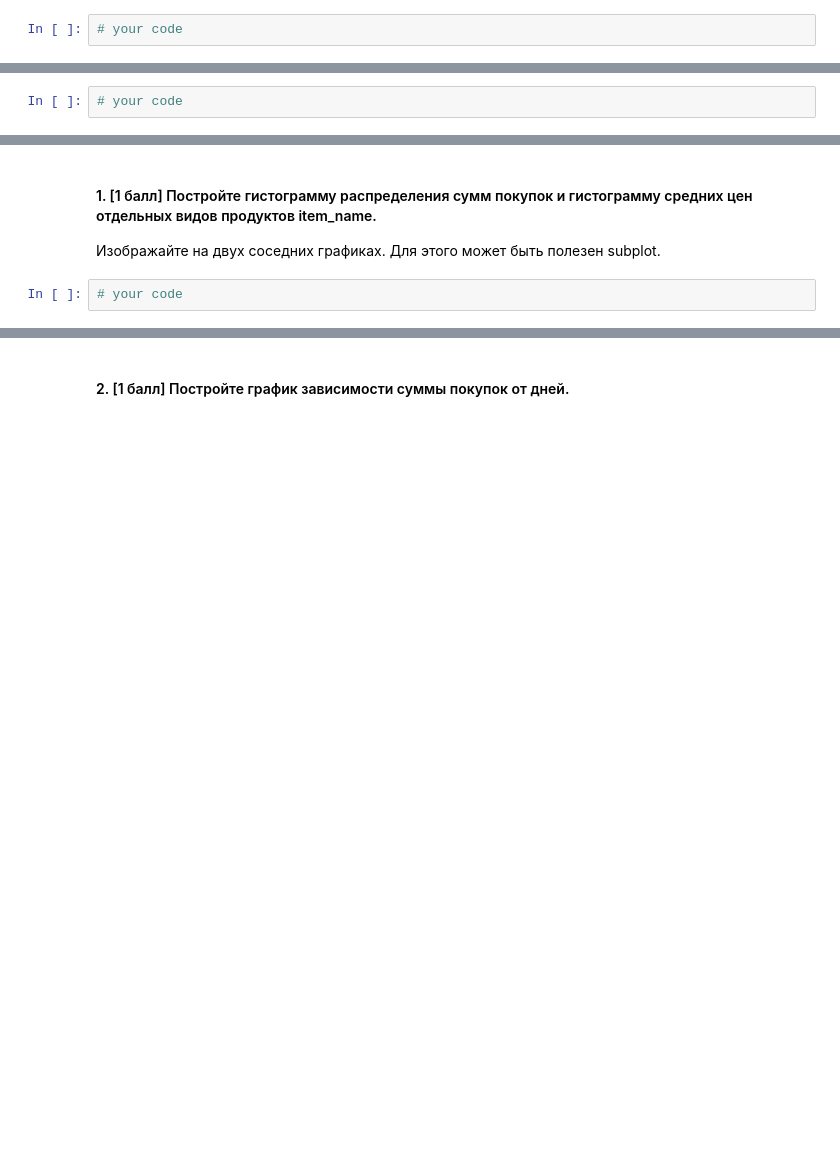
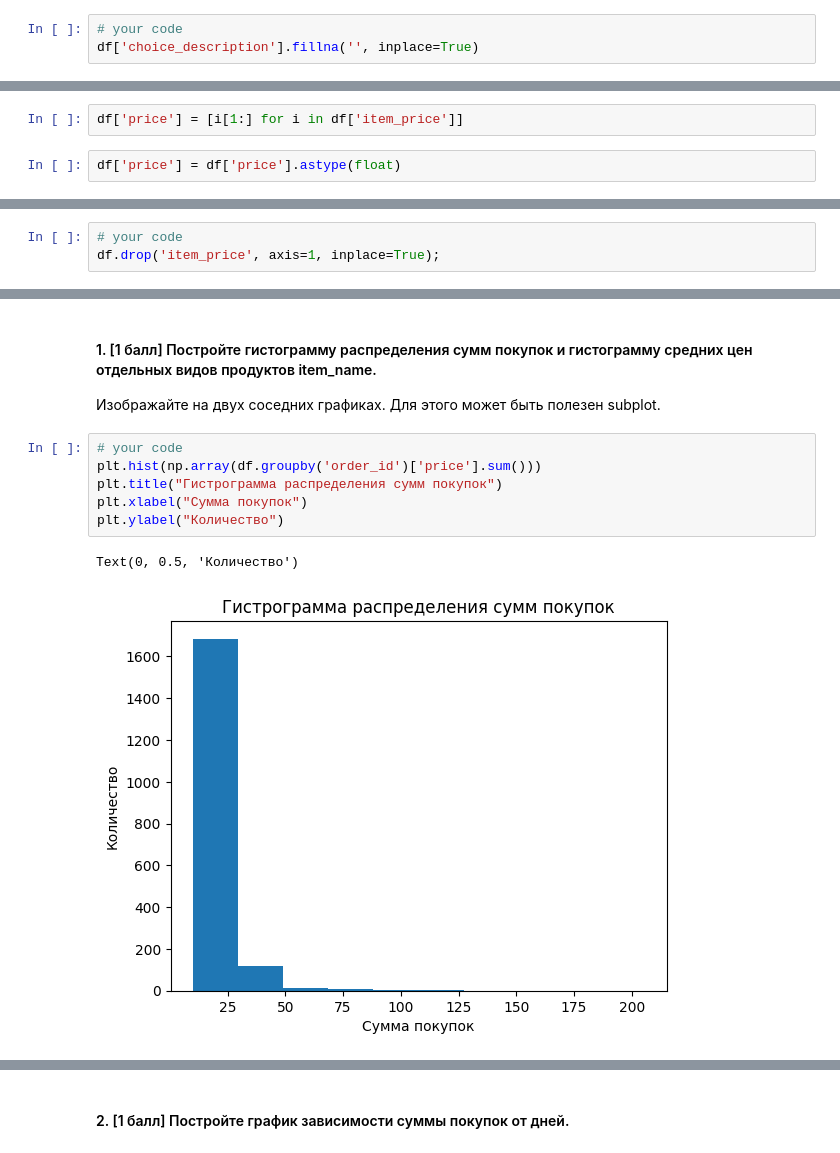
Before and after one commit to npmbd/MachineLearning2023, a Jupyter notebook: homework-practice-01-pandas.ipynb, the cells around one changed output, grey strips where cells are left out. Saved outputs shown, nothing was run; the diff lists cells and outputs as text; blank space fills up the shorter version.

```diff
--- a/homework-practice-01-pandas.ipynb
+++ b/homework-practice-01-pandas.ipynb
@@ -67,3 +114,4 @@ Matplotlib is building the font cache; this may take a moment.
 Заполните пропуски пустой строкой для строковых колонок и нулём для числовых.
 # %%
 # your code
+df['choice_description'].fillna('', inplace=True)
@@ -75,0 +164,4 @@ Matplotlib is building the font cache; this may take a moment.
+# %%
+df['price'] = [i[1:] for i in df['item_price']]
+# %%
+df['price'] = df['price'].astype(float)
@@ -81,3 +200,4 @@ Matplotlib is building the font cache; this may take a moment.
 Удалите старую колонку с ценой.
 # %%
 # your code
+df.drop('item_price', axis=1, inplace=True);
@@ -172,5 +555,12 @@ df['date'] = df.order_id.map(dates['date'])
 #### 1. [1 балл] Постройте гистограмму распределения сумм покупок и гистограмму средних цен отдельных видов продуктов item_name.
 
 Изображайте на двух соседних графиках. Для этого может быть полезен subplot.
-# %%
-# your code
+# %%
+# your code
+plt.hist(np.array(df.groupby('order_id')['price'].sum()))
+plt.title("Гистрограмма распределения сумм покупок")
+plt.xlabel("Сумма покупок")
+plt.ylabel("Количество")
+# %% [output]
+Text(0, 0.5, 'Количество')
+[figure, added]
```
Also changed, not shown: parts of 68 cells of this notebook, 2 other files.
